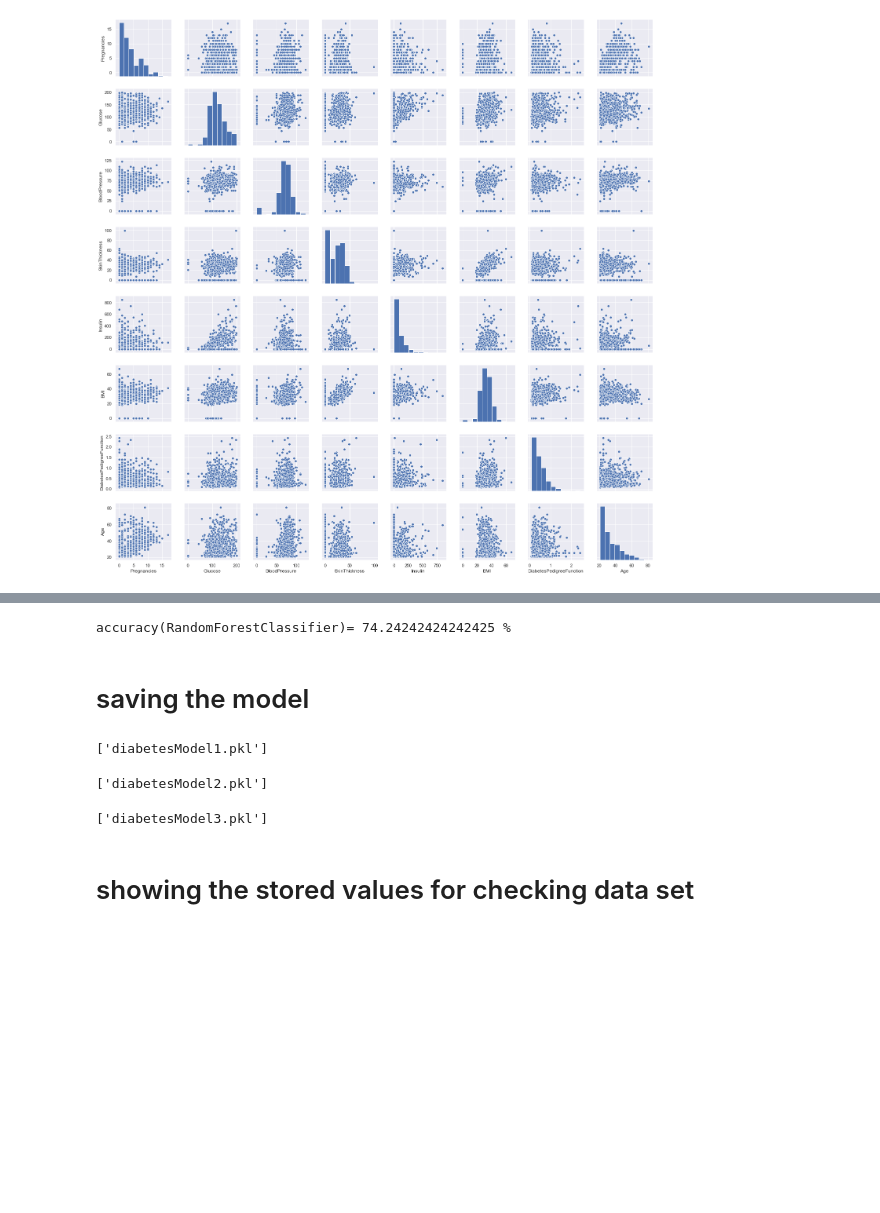
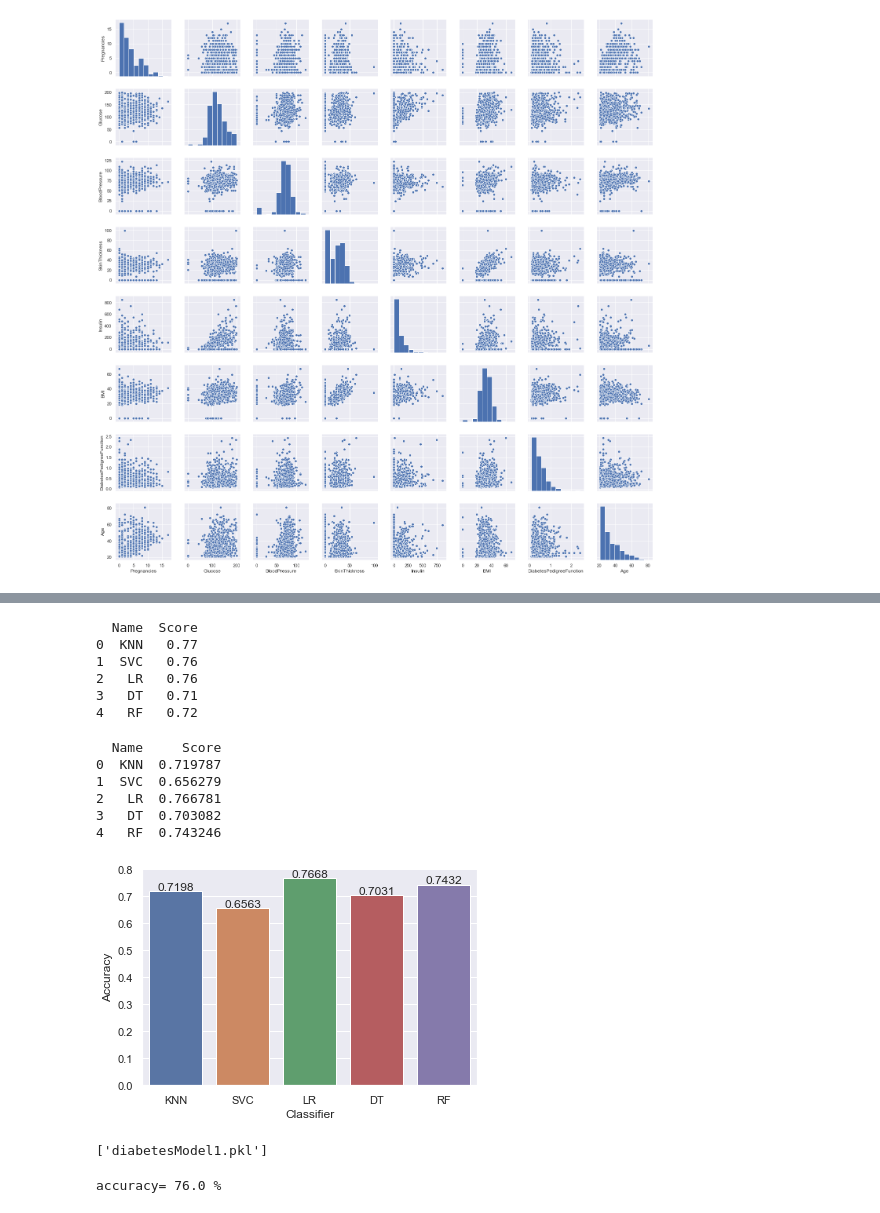
Before and after one commit to NightWalk-er/training_mode-, a Jupyter notebook: diabetes.ipynb, the cells around one changed output, grey strips where cells are left out. Cells and saved outputs as stored; diff of their text form; code cells hidden in the pictures; blank space fills up the shorter version.

```diff
--- a/diabetes.ipynb
+++ b/diabetes.ipynb
@@ -148,12 +119,54 @@ accuracy(LogisticRegression)= 81.81818181818183 %
-# %%
-
-diabetesCheck3=RandomForestClassifier()
-diabetesCheck3.fit(trainData,trainLabel)
-
-accuracy3=diabetesCheck3.score(testData,testLabel)
-print("accuracy(RandomForestClassifier)=",accuracy3*100,"%")
-# %% [output]
-accuracy(RandomForestClassifier)= 74.24242424242425 %
-# %% [markdown]
-# saving the model
+# %%
+models = []
+models.append(('KNN', KNeighborsClassifier()))
+models.append(('SVC', SVC()))
+models.append(('LR', LogisticRegression()))
+models.append(('DT', DecisionTreeClassifier()))
+models.append(('RF', RandomForestClassifier()))
+# %%
+names = []
+scores = []
+for name, model in models:
+    model.fit(trainData, trainLabel)
+    y_pred = model.predict(testData)
+    scores.append(accuracy_score(testLabel, y_pred))
+    names.append(name)
+tr_split = pd.DataFrame({'Name': names, 'Score': scores})
+print(tr_split)
+# %% [output]
+  Name  Score
+0  KNN   0.77
+1  SVC   0.76
+2   LR   0.76
+3   DT   0.71
+4   RF   0.72
+# %%
+names = []
+scores = []
+for name, model in models:
+
+    kfold = KFold(n_splits=10, random_state=10)
+    score = cross_val_score(model, X, y, cv=kfold, scoring='accuracy').mean()
+
+    names.append(name)
+    scores.append(score)
+kf_cross_val = pd.DataFrame({'Name': names, 'Score': scores})
+print(kf_cross_val)
+# %% [output]
+  Name     Score
+0  KNN  0.719787
+1  SVC  0.656279
+2   LR  0.766781
+3   DT  0.703082
+4   RF  0.743246
+# %%
+axis = sns.barplot(x = 'Name', y = 'Score', data = kf_cross_val)
+axis.set(xlabel='Classifier', ylabel='Accuracy')
+for p in axis.patches:
+    height = p.get_height()
+    axis.text(p.get_x() + p.get_width()/2, height + 0.005, '{:1.4f}'.format(height), ha="center")
+
+plt.show()
+# %% [output]
+[figure, added]
 # %%
@@ -161,15 +174,11 @@ joblib.dump([diabetesCheck1,means,stds],'diabetesModel1.pkl')
 # %% [output]
 ['diabetesModel1.pkl']
-# %%
-joblib.dump([diabetesCheck2,means,stds],'diabetesModel2.pkl')
-# %% [output]
-['diabetesModel2.pkl']
-# %%
-joblib.dump([diabetesCheck3,means,stds],'diabetesModel3.pkl')
-# %% [output]
-['diabetesModel3.pkl']
-# %% [markdown]
-# showing the stored values for checking data set
+# %%
+ dLm,means,stds=joblib.load('diabetesModel1.pkl')
+accuracyModel=dLm.score(testData,testLabel)
+print("accuracy=",accuracyModel*100,"%")
+# %% [output]
+accuracy= 76.0 %
 # %%
 print(dfCheck.head())
 # %% [output]
```
Also changed, not shown: parts of 31 cells of this notebook, 17 other files.
